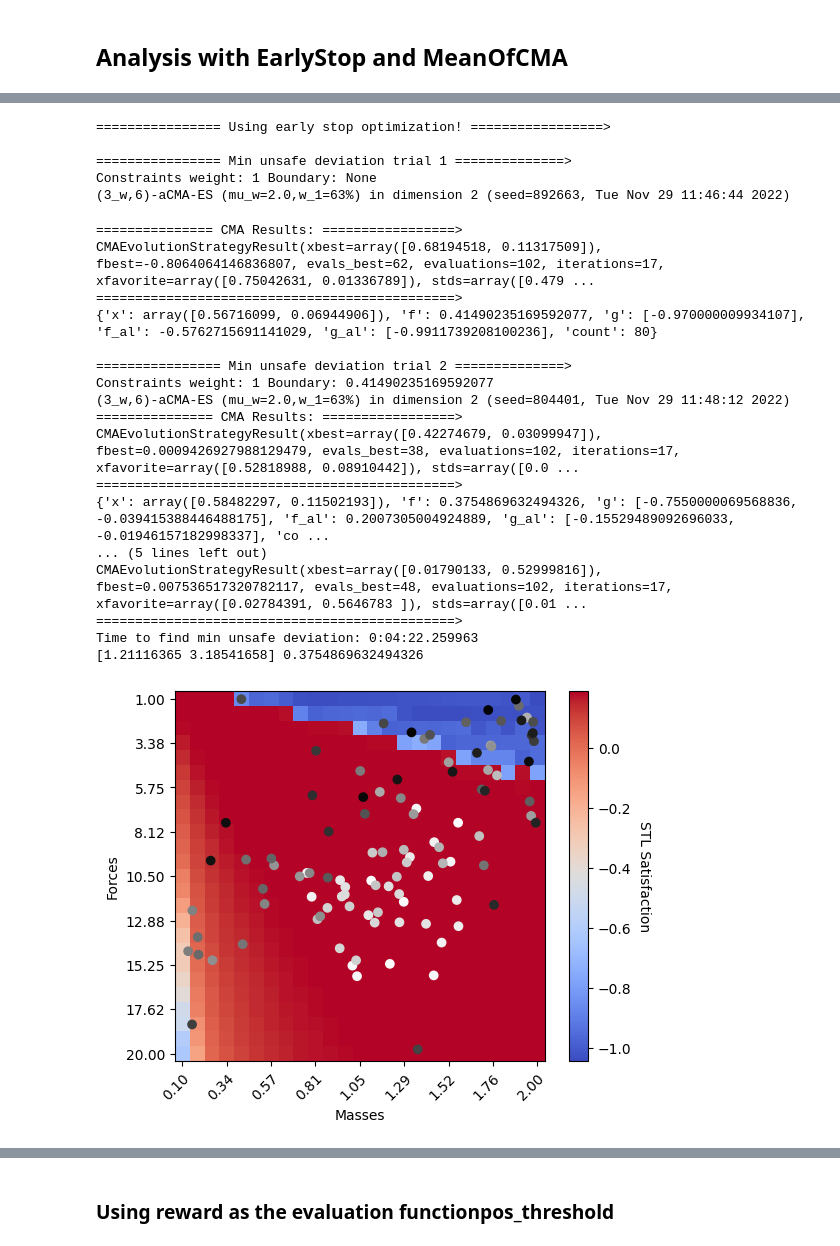
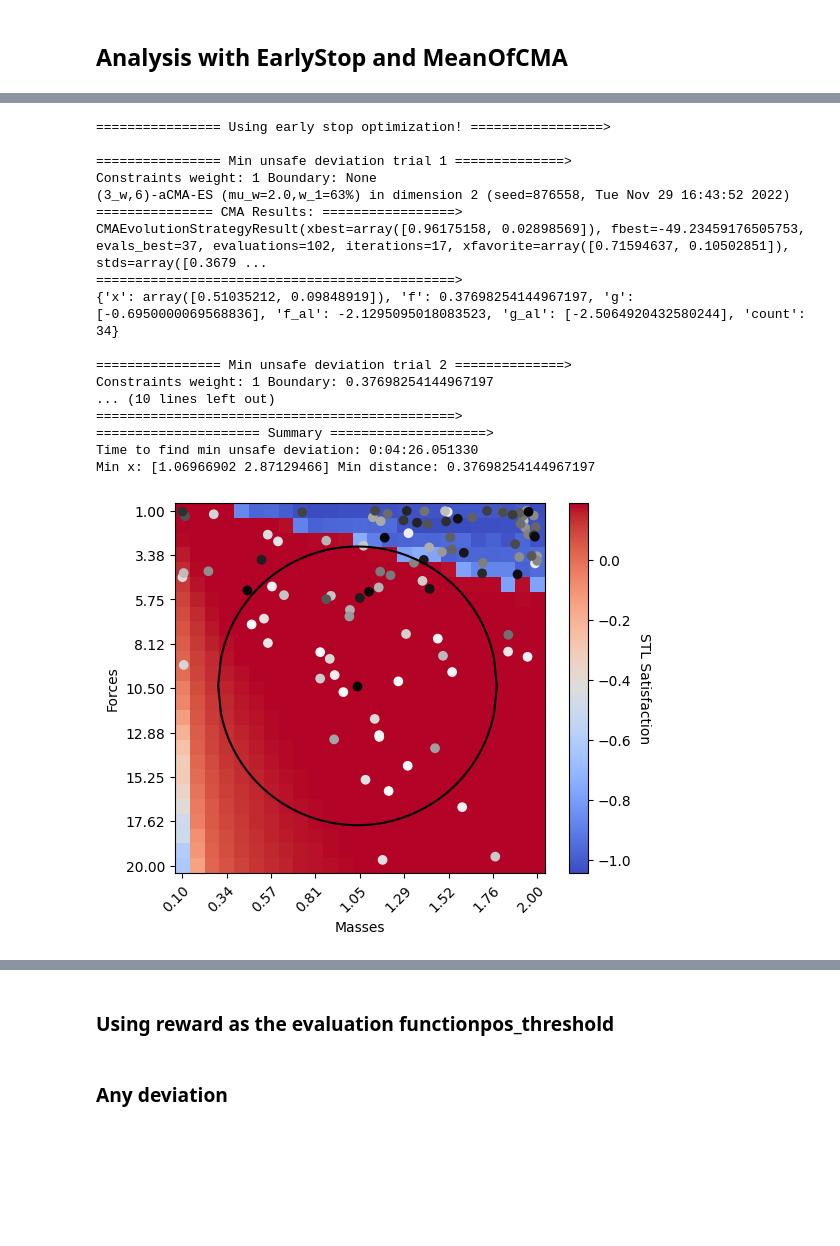
Before and after one commit to SteveZhangBit/STL-Robustness, a Jupyter notebook: cartpole-pid/CartPole-PID.ipynb, the cells around one changed output, grey strips where cells are left out. Drawn from its saved outputs; the diff is of its cells as text; code cells hidden in the pictures; blank space fills up the shorter version.

```diff
--- a/cartpole-pid/CartPole-PID.ipynb
+++ b/cartpole-pid/CartPole-PID.ipynb
@@ -135,9 +135,16 @@ if not os.path.exists('gifs'):
 # %%
 from datetime import datetime
 # %%
-def plot_convergence(analysis, Xss, out_dir='data'):
+def min_dev_and_convergence(analysis, out_dir='data'):
+    start = datetime.now()
+    delta, delta_dist, Xss = analysis.min_unsafe_deviation()
+    print('===================== Summary ====================>')
+    print('Time to find min unsafe deviation:', datetime.now() - start)
+    print('Min x:', delta, 'Min distance:', delta_dist)
+
     for i in range(analysis.options['deviation_restarts']+1):
-        analysis.heatmap(masscart, force_mag, 25, 25, x_name="Masses", y_name="Forces", z_name="STL Satisfaction", out_dir=out_dir)
+        analysis.heatmap(masscart, force_mag, 25, 25, x_name="Masses", y_name="Forces", z_name="STL Satisfaction",
+                         out_dir=out_dir, boundary=delta_dist)
         plt.scatter(Xss[i][:, 0] * 24, Xss[i][:, 1] * 24, c=np.arange(len(Xss[i])), cmap='Greys')
         plt.show()
 # %%
@@ -336,5 +388,5 @@ plot_convergence(analysis4, Xss, 'data_mean_random')
 # %%
-def episode_eval(obs_record, reward_record):
+def episode_eval2(obs_record, reward_record):
     pos = normalize(np.abs(obs_record[:, 0]), pos_range)
     angle = normalize(np.abs(obs_record[:, 2]), angle_range)
 
@@ -345,11 +397,5 @@ def episode_eval(obs_record, reward_record):
     violations = -np.sum((pos >= pos_threshold) | (angle >= angle_threshold))
     return rob + violations / 200
 # %%
-analysis = EarlyStop(RobustnessAnalysis(env_builder, agent, episode_eval, delta_0, dev_bounds, dist))
-analysis.options['deviation_restarts'] = 2
-analysis.options['deviation_sigma'] = 0.2
-analysis.options['deviation_evals'] = 100
-analysis.options['falsification_sigma'] = 0.4
-analysis.options['falsification_timeout'] = 1
-analysis.options['falsification_restarts'] = 0
-analysis.options
+analysis2 = EarlyStop(RobustnessAnalysis(env_builder, agent, episode_eval2, delta_0, dev_bounds, dist))
+analysis2.options = analysis.options
@@ -368,32 +402,21 @@ analysis.options
-# %%
-start = datetime.now()
-delta, delta_dist, Xss = analysis.min_unsafe_deviation()
-print('Time to find min unsafe deviation:', datetime.now() - start)
-print(delta, delta_dist)
-# %% [output]
-================ Using early stop optimization! =================>
-
-================ Min unsafe deviation trial 1 ==============>
-Constraints weight: 1 Boundary: None
-(3_w,6)-aCMA-ES (mu_w=2.0,w_1=63%) in dimension 2 (seed=892663, Tue Nov 29 11:46:44 2022)
-=============== CMA Results: =================>
-CMAEvolutionStrategyResult(xbest=array([0.68194518, 0.11317509]), fbest=-0.8064064146836807, evals_best=62, evaluations=102, iterations=17, xfavorite=array([0.75042631, 0.01336789]), stds=array([0.479 ...
-==============================================>
-{'x': array([0.56716099, 0.06944906]), 'f': 0.41490235169592077, 'g': [-0.970000009934107], 'f_al': -0.5762715691141029, 'g_al': [-0.9911739208100236], 'count': 80}
-
-================ Min unsafe deviation trial 2 ==============>
-Constraints weight: 1 Boundary: 0.41490235169592077
-(3_w,6)-aCMA-ES (mu_w=2.0,w_1=63%) in dimension 2 (seed=804401, Tue Nov 29 11:48:12 2022)
-=============== CMA Results: =================>
-CMAEvolutionStrategyResult(xbest=array([0.42274679, 0.03099947]), fbest=0.0009426927988129479, evals_best=38, evaluations=102, iterations=17, xfavorite=array([0.52818988, 0.08910442]), stds=array([0.0 ...
-==============================================>
-{'x': array([0.58482297, 0.11502193]), 'f': 0.3754869632494326, 'g': [-0.7550000069568836, -0.039415388446488175], 'f_al': 0.2007305004924889, 'g_al': [-0.15529489092696033, -0.01946157182998337], 'co ...
-... (5 lines left out)
-CMAEvolutionStrategyResult(xbest=array([0.01790133, 0.52999816]), fbest=0.007536517320782117, evals_best=48, evaluations=102, iterations=17, xfavorite=array([0.02784391, 0.5646783 ]), stds=array([0.01 ...
-==============================================>
-Time to find min unsafe deviation: 0:04:22.259963
-[1.21116365 3.18541658] 0.3754869632494326
 # %%
-plot_convergence(analysis, Xss, 'data_violation')
+min_dev_and_convergence(analysis2, 'data_violation')
 # %% [output]
+================ Using early stop optimization! =================>
+
+================ Min unsafe deviation trial 1 ==============>
+Constraints weight: 1 Boundary: None
+(3_w,6)-aCMA-ES (mu_w=2.0,w_1=63%) in dimension 2 (seed=876558, Tue Nov 29 16:43:52 2022)
+=============== CMA Results: =================>
+CMAEvolutionStrategyResult(xbest=array([0.96175158, 0.02898569]), fbest=-49.23459176505753, evals_best=37, evaluations=102, iterations=17, xfavorite=array([0.71594637, 0.10502851]), stds=array([0.3679 ...
+==============================================>
+{'x': array([0.51035212, 0.09848919]), 'f': 0.37698254144967197, 'g': [-0.6950000069568836], 'f_al': -2.1295095018083523, 'g_al': [-2.5064920432580244], 'count': 34}
+
+================ Min unsafe deviation trial 2 ==============>
+Constraints weight: 1 Boundary: 0.37698254144967197
+... (10 lines left out)
+==============================================>
+===================== Summary ====================>
+Time to find min unsafe deviation: 0:04:26.051330
+Min x: [1.06966902 2.87129466] Min distance: 0.37698254144967197
-[figure, old version]
+[figure, new version]
@@ -407,3 +430,5 @@ plot_convergence(analysis, Xss, 'data_violation')
 # %%
 # analysis_reward = RobustnessAnalysis(env_builder, agent, episode_eval_reward, delta_0, dev_bounds, dist)
 # analysis_reward.options['falsification_num_trials'] = 1
+# %% [markdown]
+### Any deviation
```
Also changed, not shown: parts of 41 cells of this notebook, 1 other file.
